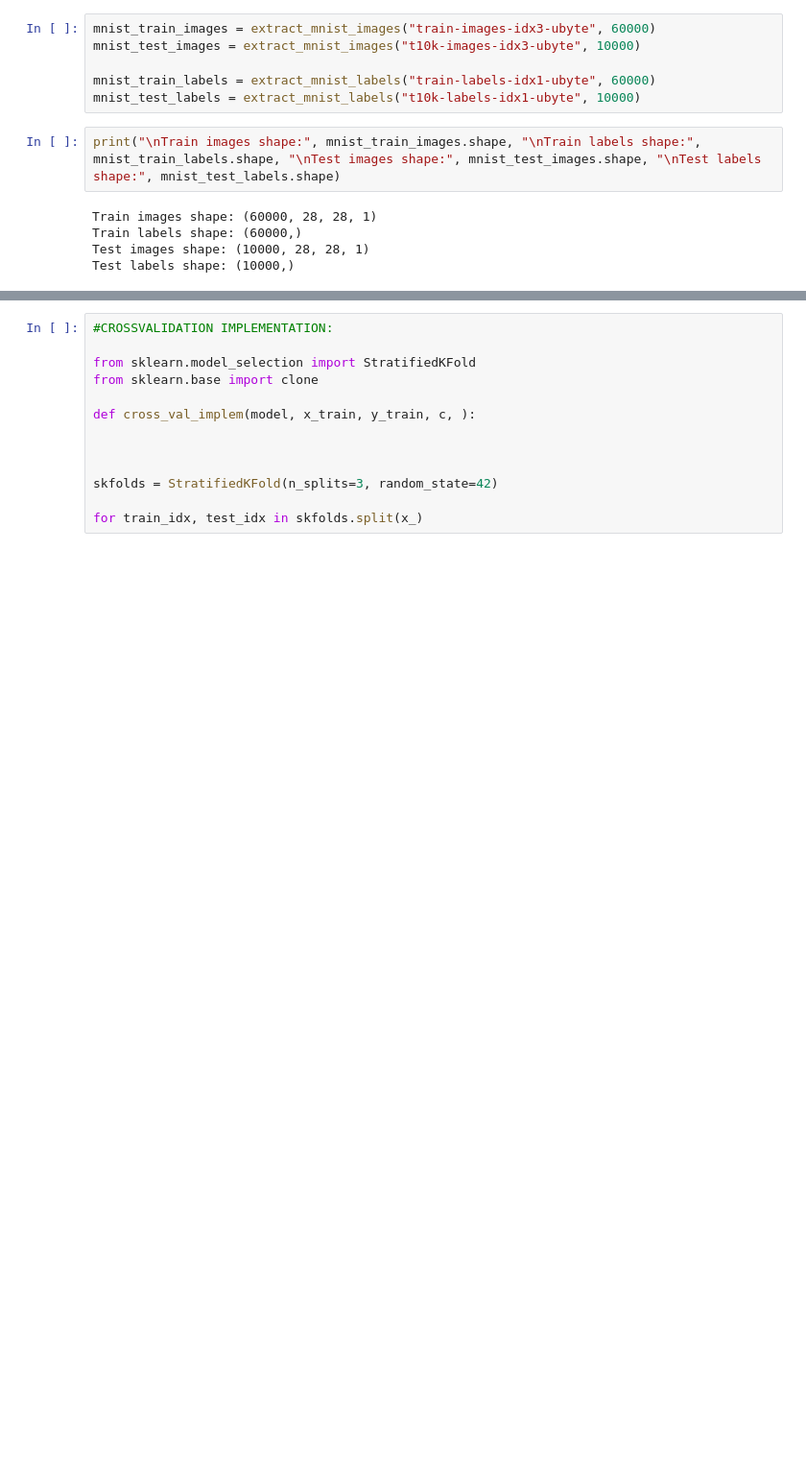
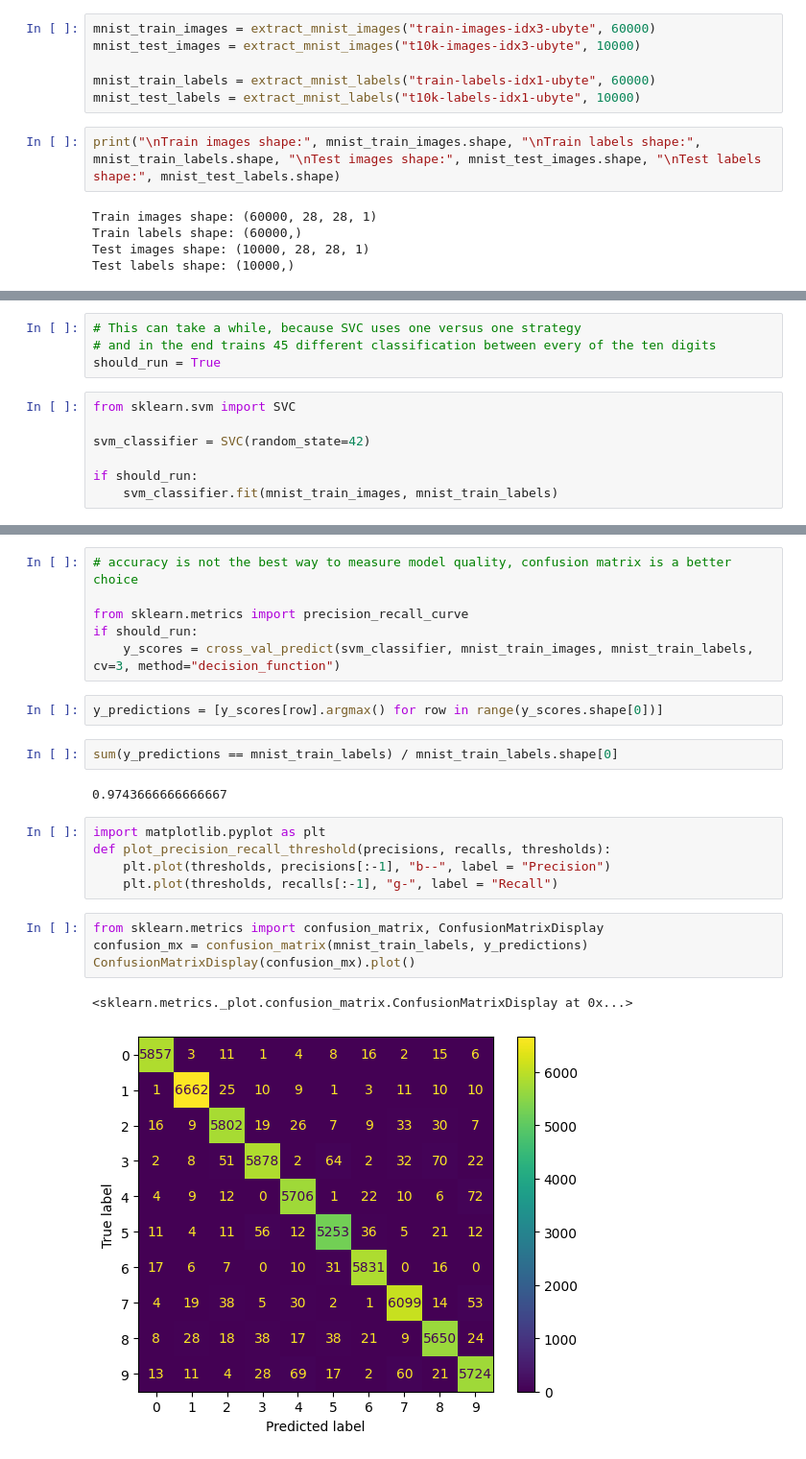
Before and after one commit to Bartlomiej-Kachniarz/Portfolio, a Jupyter notebook: machine_learning/mnist/mnist_digits.ipynb, the cells around one changed output, grey strips where cells are left out. Shown: that part at 96% size. Saved outputs shown, nothing was run; the diff lists cells and outputs as text; blank space fills up the shorter version.

Commit message:
mnist polishing

```diff
--- a/machine_learning/mnist/mnist_digits.ipynb
+++ b/machine_learning/mnist/mnist_digits.ipynb
@@ -110 +50,12 @@ dict_keys(['data', 'target', 'frame', 'categories', 'feature_names', 'target_nam
+# %%
+# This can take a while, because SVC uses one versus one strategy
+# and in the end trains 45 different classification between every of the ten digits
+should_run = True
+# %%
+from sklearn.svm import SVC
+
+svm_classifier = SVC(random_state=42)
+
+if should_run:
+    svm_classifier.fit(mnist_train_images, mnist_train_labels)
 # %% [markdown]
@@ -135,13 +67,24 @@ array([0.95824635, 0.95615866, 0.94989562])
-# %%
-#CROSSVALIDATION IMPLEMENTATION:
-
-from sklearn.model_selection import StratifiedKFold
-from sklearn.base import clone
-
-def cross_val_implem(model, x_train, y_train, c, ):
-
-
-
-skfolds = StratifiedKFold(n_splits=3, random_state=42)
-
-for train_idx, test_idx in skfolds.split(x_)
+# %%
+# accuracy is not the best way to measure model quality, confusion matrix is a better choice
+
+from sklearn.metrics import precision_recall_curve
+if should_run:
+    y_scores = cross_val_predict(svm_classifier, mnist_train_images, mnist_train_labels, cv=3, method="decision_function")
+# %%
+y_predictions = [y_scores[row].argmax() for row in range(y_scores.shape[0])]
+# %%
+sum(y_predictions == mnist_train_labels) / mnist_train_labels.shape[0]
+# %% [output]
+0.9743666666666667
+# %%
+import matplotlib.pyplot as plt
+def plot_precision_recall_threshold(precisions, recalls, thresholds):
+    plt.plot(thresholds, precisions[:-1], "b--", label = "Precision")
+    plt.plot(thresholds, recalls[:-1], "g-", label = "Recall")
+# %%
+from sklearn.metrics import confusion_matrix, ConfusionMatrixDisplay
+confusion_mx = confusion_matrix(mnist_train_labels, y_predictions)
+ConfusionMatrixDisplay(confusion_mx).plot()
+# %% [output]
+<sklearn.metrics._plot.confusion_matrix.ConfusionMatrixDisplay at 0x...>
+[figure, added]
```
Also changed, not shown: parts of 48 cells of this notebook, 1 other file.
